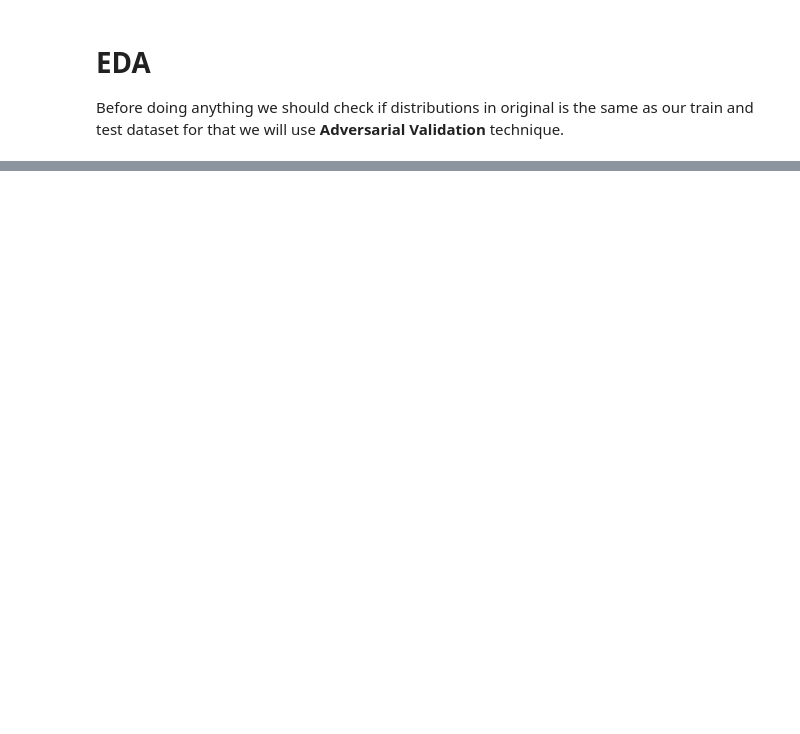
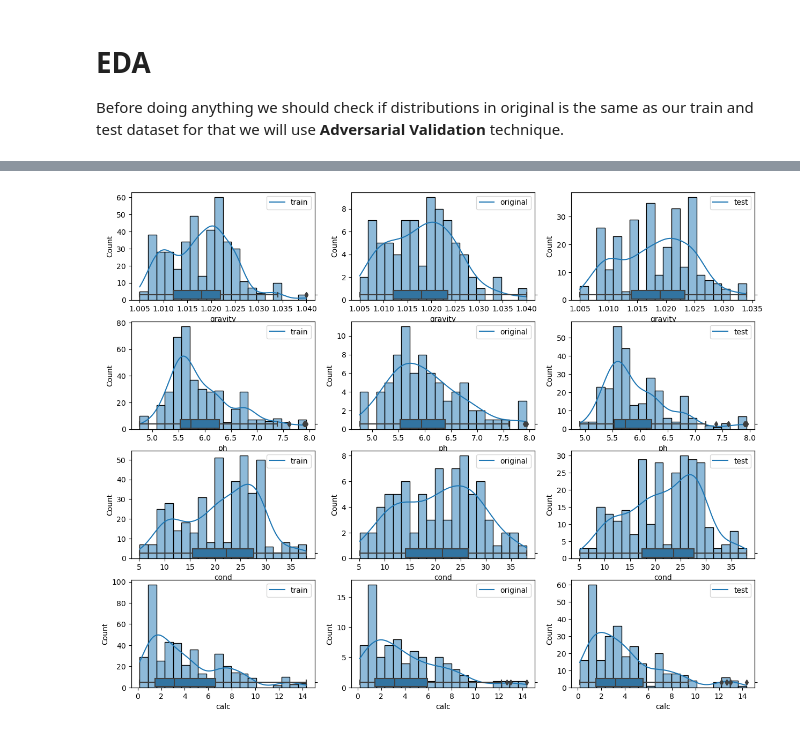
Before and after one commit to shoabahamed/kaggle_playground_season_3_episode_12, a Jupyter notebook: playground-s-3-ep-12-eda-baseline-submission.ipynb, the cells around one changed output, grey strips where cells are left out. Saved outputs shown, nothing was run; the diff lists cells and outputs as text; code cells hidden in the pictures; blank space fills up the shorter version.

```diff
--- a/playground-s-3-ep-12-eda-baseline-submission.ipynb
+++ b/playground-s-3-ep-12-eda-baseline-submission.ipynb
@@ -507,0 +521,28 @@ adversarial_validation(train[cols], test[cols], LGBMClassifier(), title="Roc cur
+# %%
+# plot histogram
+def plot_hist(df, x, x_label=None, title='Distribution', legend=None, **kwargs):
+    '''Takes in a pandas dataframe and plot a histogram based on the feature name x provided'''
+    ax = sns.histplot(data=df, x=x, **kwargs)
+    ax2 = ax.twinx()
+    ax2 = sns.boxplot(data=df, x=x, ax=ax2)
+    ax2.set(ylim=(-.5, 10))
+
+    if x_label: # set custom feature names if given
+        ax.set_xlabel(x_label)
+    if legend: # set custom legends if given a values
+        ax.legend(labels=[legend])
+
+    ax.set_title(title) # sets the title of the plot
+# %%
+con_feats = train.select_dtypes(include='float').columns.tolist()
+nrows = len(con_feats)
+ncols = 3
+
+fig, ax = plt.subplots(nrows, ncols, figsize=(15, 3*nrows))
+
+for i, feat in enumerate(con_feats):
+    plot_hist(train, feat, legend='train', title=None, ax=ax[i][0], kde=True, bins=20)
+    plot_hist(original, feat, legend='original', title=None, ax=ax[i][1], kde=True, bins=20)
+    plot_hist(test, feat, legend='test', title=None, ax=ax[i][2], kde=True, bins=20)
+# %% [output]
+[figure, added]
```
Also changed, not shown: parts of 15 cells of this notebook.
